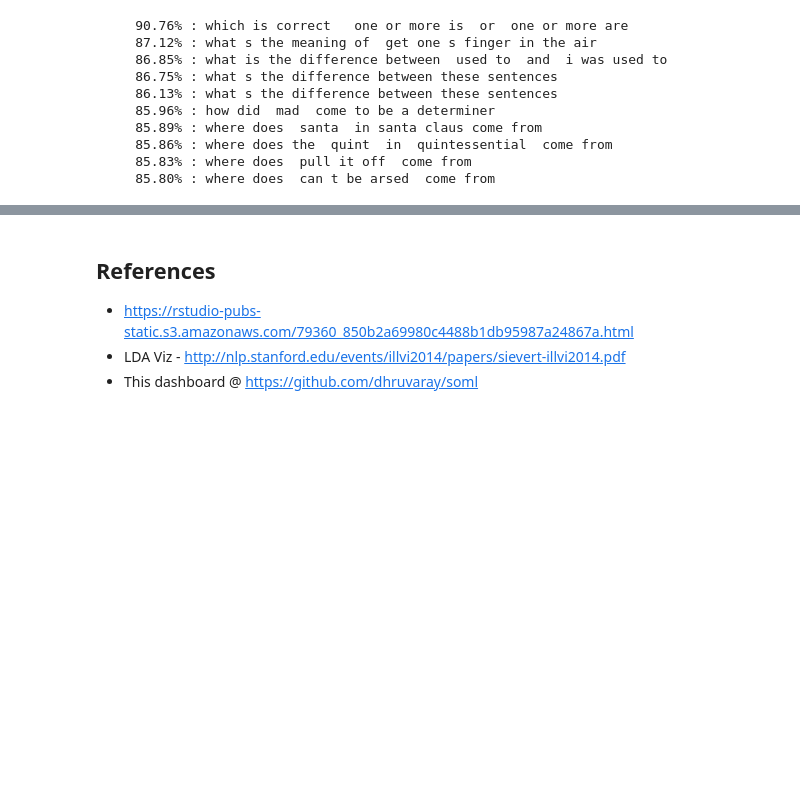
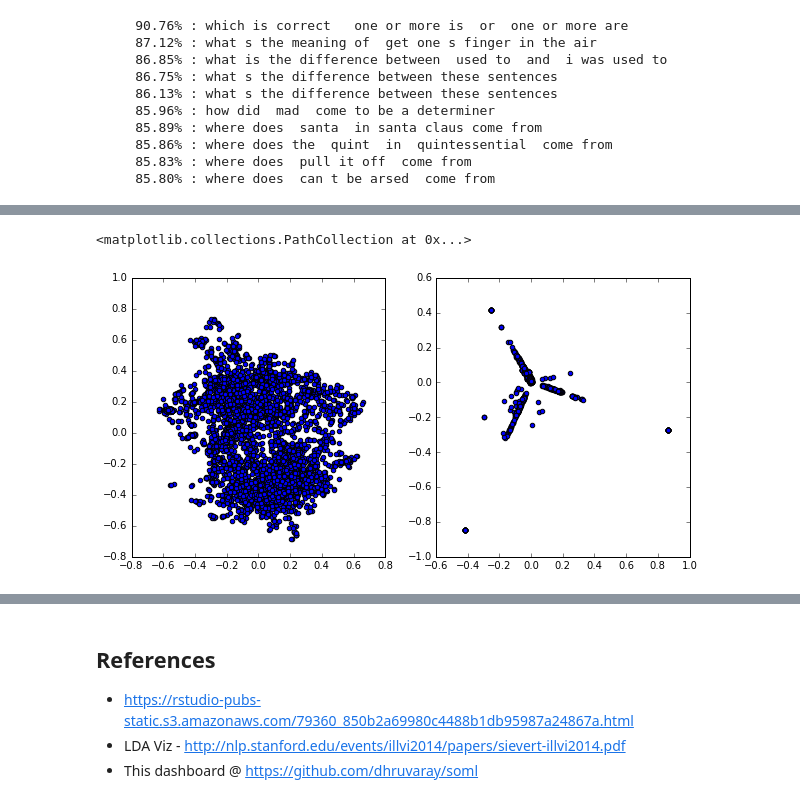
Before and after one commit to dhruvaray/soml, a Jupyter notebook: index.ipynb, the cells around one changed output, grey strips where cells are left out. Drawn from its saved outputs; the diff is of its cells as text; code cells hidden in the pictures; blank space fills up the shorter version.

Commit message:
add experimental pca/tsne to the notebook

```diff
--- a/index.ipynb
+++ b/index.ipynb
@@ -328,0 +359,19 @@ text.on_submit(handler)
+# %%
+tf = TfidfVectorizer(analyzer='word', ngram_range=(1,3), min_df = 0, stop_words = 'english')
+corpus = []
+for index, post in posts.iterrows():
+    corpus.append(post['Title'])
+
+tfidf_matrix =  tf.fit_transform(corpus)
+feature_names = tf.get_feature_names()
+
+#len(feature_names)
+#feature_names[50:70]
+# %%
+from sklearn.manifold import TSNE
+from sklearn.decomposition import PCA
+from sklearn.decomposition import TruncatedSVD
+
+X_reduced = TruncatedSVD(n_components=50, random_state=0).fit_transform(tfidf_matrix)
+# %%
+X_tsne = TSNE(learning_rate=100,n_components=2, perplexity=40, verbose=2).fit_transform(X_reduced)
@@ -328,0 +396,13 @@ text.on_submit(handler)
+# %%
+X_pca = PCA().fit_transform(tfidf_matrix.todense())
+# %%
+from matplotlib.pyplot import figure
+
+figure(figsize=(10, 5))
+subplot(121)
+scatter(X_tsne[:, 0], X_tsne[:, 1])
+subplot(122)
+scatter(X_pca[:, 0], X_pca[:, 1])
+# %% [output]
+<matplotlib.collections.PathCollection at 0x...>
+[figure, added]
```
Also changed, not shown: parts of 35 cells of this notebook, 7 other files.
